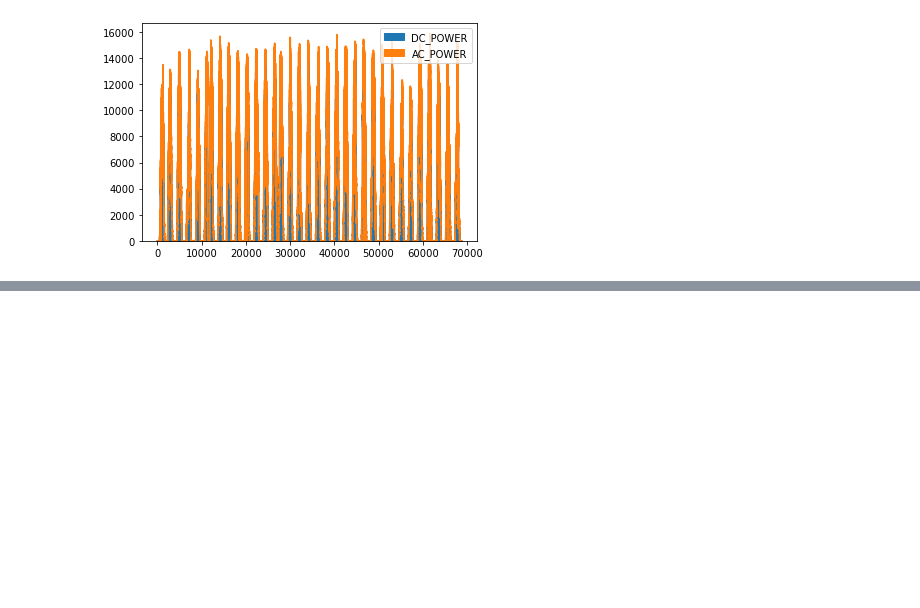
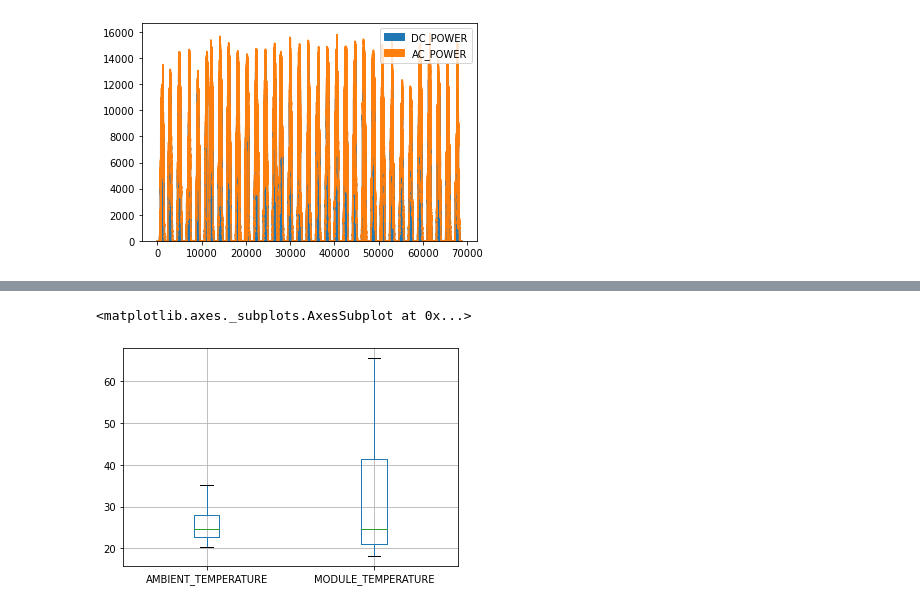
Before and after one commit to sumankumar1/python, a Jupyter notebook: Data Science - Solar Power Generation Data/Untitled.ipynb, the cells around one changed output, grey strips where cells are left out. Cells and saved outputs as stored; diff of their text form; code cells hidden in the pictures; blank space fills up the shorter version.

```diff
--- a/Data Science - Solar Power Generation Data/Untitled.ipynb
+++ b/Data Science - Solar Power Generation Data/Untitled.ipynb
@@ -80,0 +102,5 @@ plant1_g.iloc[:,3:5].plot.area()
+# %%
+plant1_ws.iloc[:,3:5].boxplot()
+# %% [output]
+<matplotlib.axes._subplots.AxesSubplot at 0x...>
+[figure, added]
```
Also changed, not shown: parts of 17 cells of this notebook.
